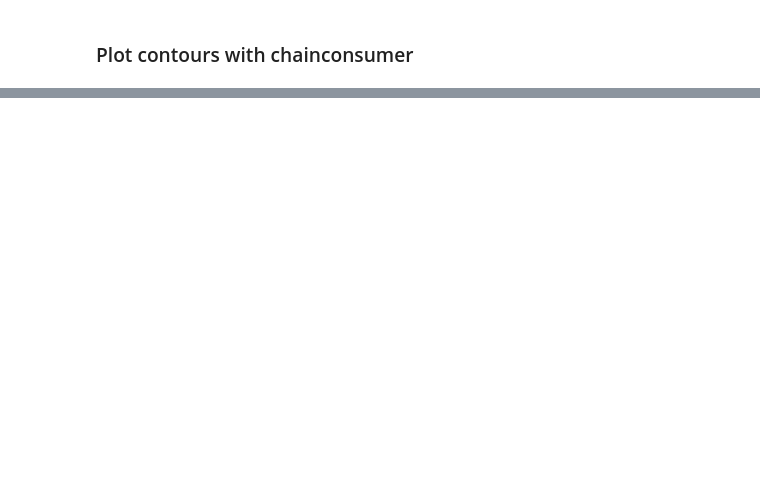
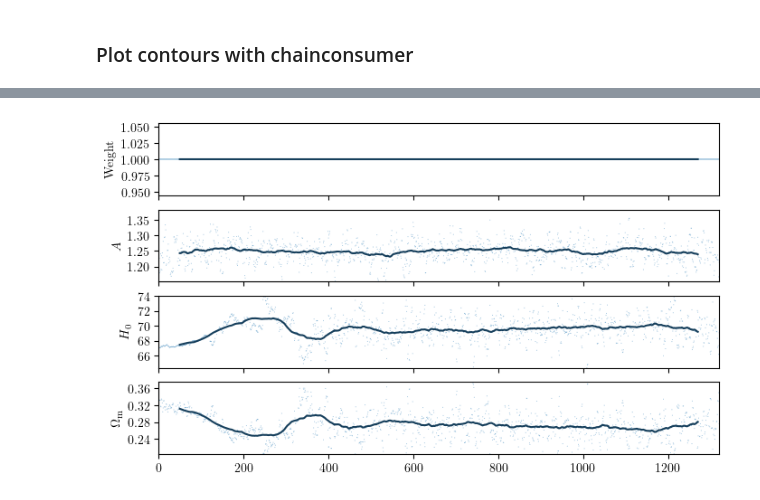
Before and after one commit to nataliehogg/quasar-ddr, a Jupyter notebook: sampler_interface.ipynb, the cells around one changed output, grey strips where cells are left out. Drawn from its saved outputs; the diff is of its cells as text; code cells hidden in the pictures; blank space fills up the shorter version.

```diff
--- a/sampler_interface.ipynb
+++ b/sampler_interface.ipynb
@@ -151,0 +140,4 @@ Chain shape: (5520, 9)
+# %%
+fig = c.plotter.plot_walks(convolve=100)
+# %% [output]
+[figure, added]
```
Also changed, not shown: parts of 7 cells of this notebook, 2 other files.
